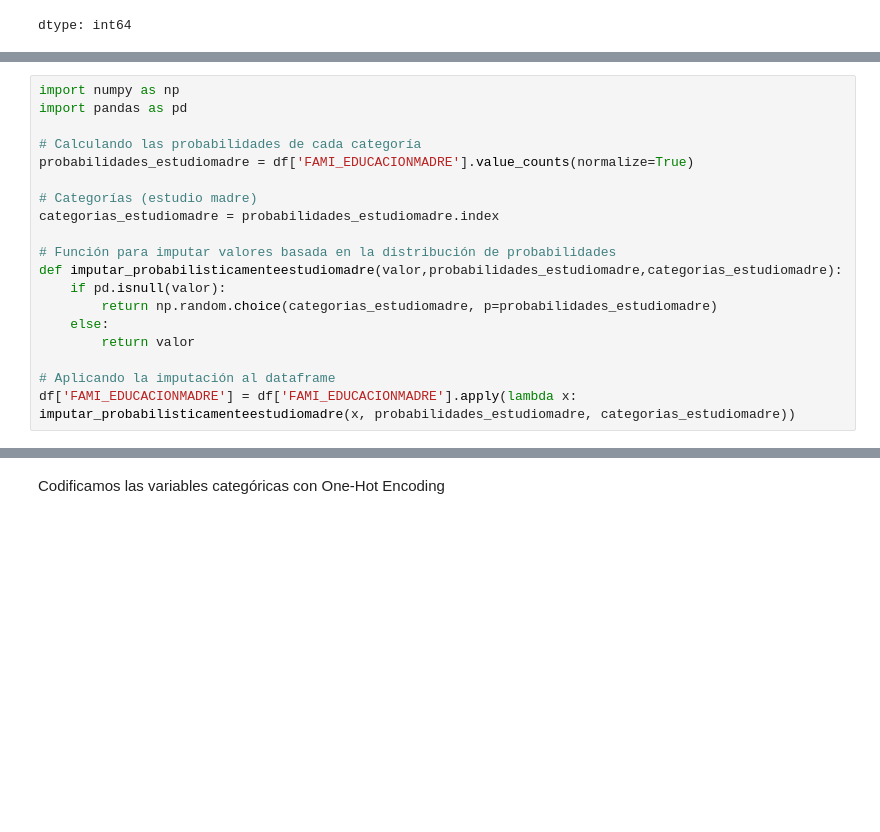
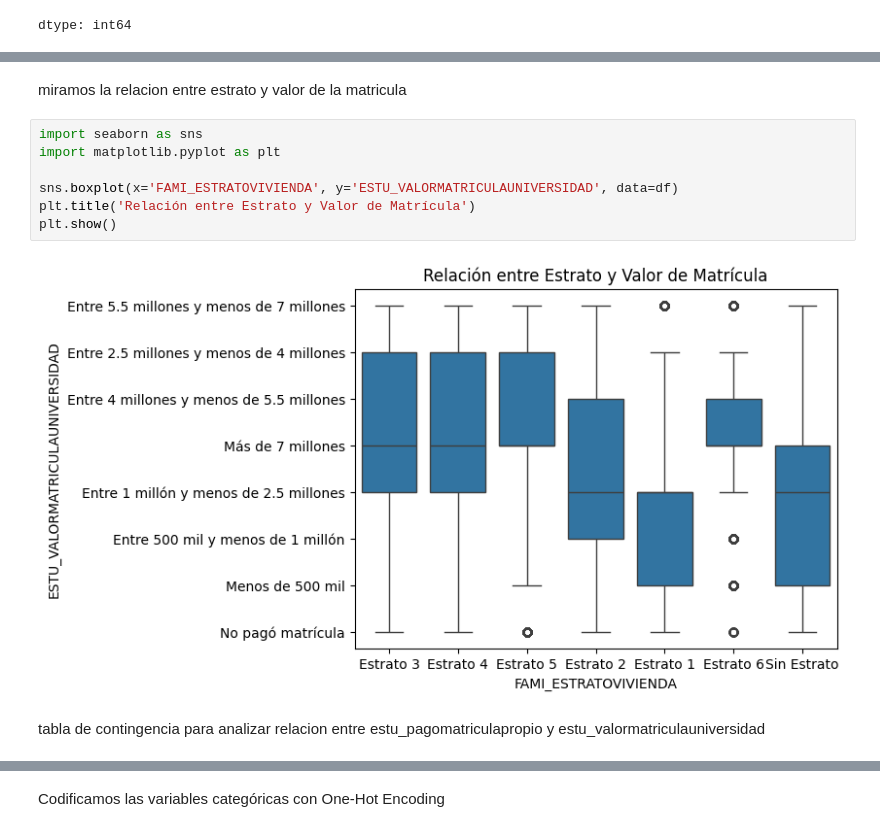
Before and after one commit to danielramo27s/UDEA-ai4eng-20242, a Jupyter notebook: 02 - preprocesado.ipynb, the cells around one changed output, grey strips where cells are left out. Cells and saved outputs as stored; diff of their text form; blank space fills up the shorter version.

```diff
--- a/02 - preprocesado.ipynb
+++ b/02 - preprocesado.ipynb
@@ -244,19 +95,0 @@ df['FAMI_EDUCACIONPADRE'] = df['FAMI_EDUCACIONPADRE'].apply(lambda x: imputar_pr
-# %%
-import numpy as np
-import pandas as pd
-
-# Calculando las probabilidades de cada categoría
-probabilidades_estudiomadre = df['FAMI_EDUCACIONMADRE'].value_counts(normalize=True)
-
-# Categorías (estudio madre)
-categorias_estudiomadre = probabilidades_estudiomadre.index
-
-# Función para imputar valores basada en la distribución de probabilidades
-def imputar_probabilisticamenteestudiomadre(valor,probabilidades_estudiomadre,categorias_estudiomadre):
-    if pd.isnull(valor):
-        return np.random.choice(categorias_estudiomadre, p=probabilidades_estudiomadre)
-    else:
-        return valor
-
-# Aplicando la imputación al dataframe
-df['FAMI_EDUCACIONMADRE'] = df['FAMI_EDUCACIONMADRE'].apply(lambda x: imputar_probabilisticamenteestudiomadre(x, probabilidades_estudiomadre, categorias_estudiomadre))
@@ -314,0 +185,13 @@ None
+# %% [markdown]
+miramos la relacion entre estrato y valor de la matricula
+# %%
+import seaborn as sns
+import matplotlib.pyplot as plt
+
+sns.boxplot(x='FAMI_ESTRATOVIVIENDA', y='ESTU_VALORMATRICULAUNIVERSIDAD', data=df)
+plt.title('Relación entre Estrato y Valor de Matrícula')
+plt.show()
+# %% [output]
+[figure, added]
+# %% [markdown]
+tabla de contingencia para analizar relacion entre estu_pagomatriculapropio y estu_valormatriculauniversidad
```
Also changed, not shown: parts of 60 cells of this notebook.
